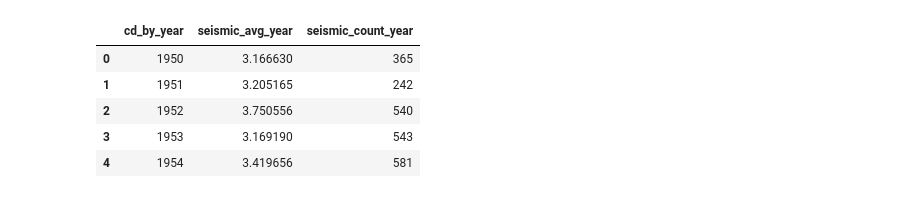
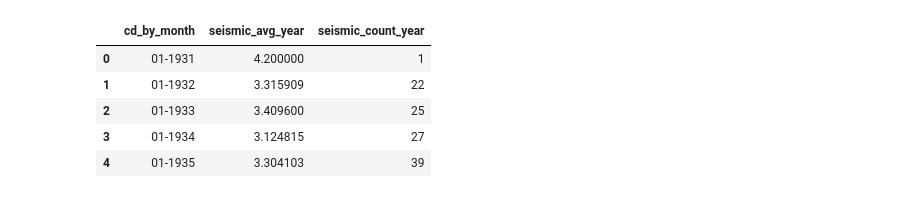
Before and after one commit to AbrahamEapen/Earthquake-Economics, a Jupyter notebook: USGS_test_3.ipynb, the cells around one changed output. Drawn from its saved outputs; the diff is of its cells as text; code cells hidden in the pictures.

```diff
--- a/USGS_test_3.ipynb
+++ b/USGS_test_3.ipynb
@@ -52,25 +52,26 @@ cd_by_year = []
 # %%
 #https://earthquake.usgs.gov/fdsnws/event/1/query.geojson?starttime=2017-07-14%2000:00:00&endtime=2017-09-21%2023:59:59&maxlatitude=50&minlatitude=24.6&maxlongitude=-65&minlongitude=-125&minmagnitude=2.5&orderby=time
 
-start = 1950
+years = 5
+start = 1900
+end = 2020
 start_loop = start
 
-#range should be 14 to retrieve 1950 to present data
+json_returns = ((end-start)/years)+1
 
-for x in range(14):
+
+
+for x in range(int(json_returns)):
 
     url_bit_1 = "https://earthquake.usgs.gov/fdsnws/event/1/query.geojson?starttime="
     year_from_1 = str(start_loop)
     year_from_2= "-01-01"
-    year_to = str(int(year_from_1) + 5)
+    year_to = str(int(year_from_1) + years)
     url_bit_2= "-01-01%0000:00:00&maxlatitude=50&minlatitude=24.6&maxlongitude=-65&minlongitude=-125&minmagnitude=2.5&orderby=time"
 
     # Build partial query URL
     Search = url_bit_1 + year_from_1 + year_from_2  + "%0000:00:01&endtime=" + year_to + url_bit_2
     #Search
-
-    year_range = str(start) + " through " + str(year_to)
-    #year_range
 
     # set response variable
     response = req.get(Search).json()
@@ -115,9 +116,10 @@ for x in range(14):
         type_data.append(response["features"][json_counter]["properties"]["type"])
         title_data.append(response["features"][json_counter]["properties"]["title"])
         geo_type_data.append(response["features"][json_counter]["geometry"]["type"])
-        lat_data.append(response["features"][json_counter]["geometry"]["coordinates"][0])
-        lng_data.append(response["features"][json_counter]["geometry"]["coordinates"][1])
+        lng_data.append(response["features"][json_counter]["geometry"]["coordinates"][0])
+        lat_data.append(response["features"][json_counter]["geometry"]["coordinates"][1])
         coordinates_3_data.append(response["features"][json_counter]["geometry"]["coordinates"][2])
+
 
 
         # calculated fields
@@ -126,7 +128,10 @@ for x in range(14):
         cd_by_month.append((datetime.datetime(1970, 1, 1) + datetime.timedelta(milliseconds=time_data[len(cd_by_month)-1])).strftime('%m-%Y'))
         cd_by_year.append((datetime.datetime(1970, 1, 1) + datetime.timedelta(milliseconds=time_data[len(cd_by_year)-1])).strftime('%Y'))
 
+        # time.mktime(datetime.datetime.strptime(s, "%d/%m/%Y").timetuple())
 
+        #unix_month_year = time.mktime(datetime.datetime.strptime(seismic_data.cd_by_year, "%d/%m/%Y").timetuple())
+        # unix_year
 
 
         json_counter = json_counter + 1
@@ -198,19 +245,19 @@ plt.show()
 # %%
-seismic_avg_year = seismic_data.groupby(["cd_by_year"]).mean()["mag"]
-seismic_count_year = seismic_data.groupby(["cd_by_year"]).count()["mag"]
+seismic_avg_year = seismic_data.groupby(["cd_by_month"]).mean()["mag"]
+seismic_count_year = seismic_data.groupby(["cd_by_month"]).count()["mag"]
 
 seismic_data2_df = pd.DataFrame({"seismic_avg_year" : seismic_avg_year,
                                 "seismic_count_year" : seismic_count_year,
                                 })
 
 seismic_data2_df = seismic_data2_df.reset_index()
 
 seismic_data2_df.head()
 # %% [output]
-|  | cd_by_year | seismic_avg_year | seismic_count_year |
-| 0 | 1950 | 3.166630 | 365 |
-| 1 | 1951 | 3.205165 | 242 |
-| 2 | 1952 | 3.750556 | 540 |
-| 3 | 1953 | 3.169190 | 543 |
-| 4 | 1954 | 3.419656 | 581 |
+|  | cd_by_month | seismic_avg_year | seismic_count_year |
+| 0 | 01-1931 | 4.200000 | 1 |
+| 1 | 01-1932 | 3.315909 | 22 |
+| 2 | 01-1933 | 3.409600 | 25 |
+| 3 | 01-1934 | 3.124815 | 27 |
+| 4 | 01-1935 | 3.304103 | 39 |
 # %%
```
Also changed, not shown: parts of 23 cells of this notebook.
